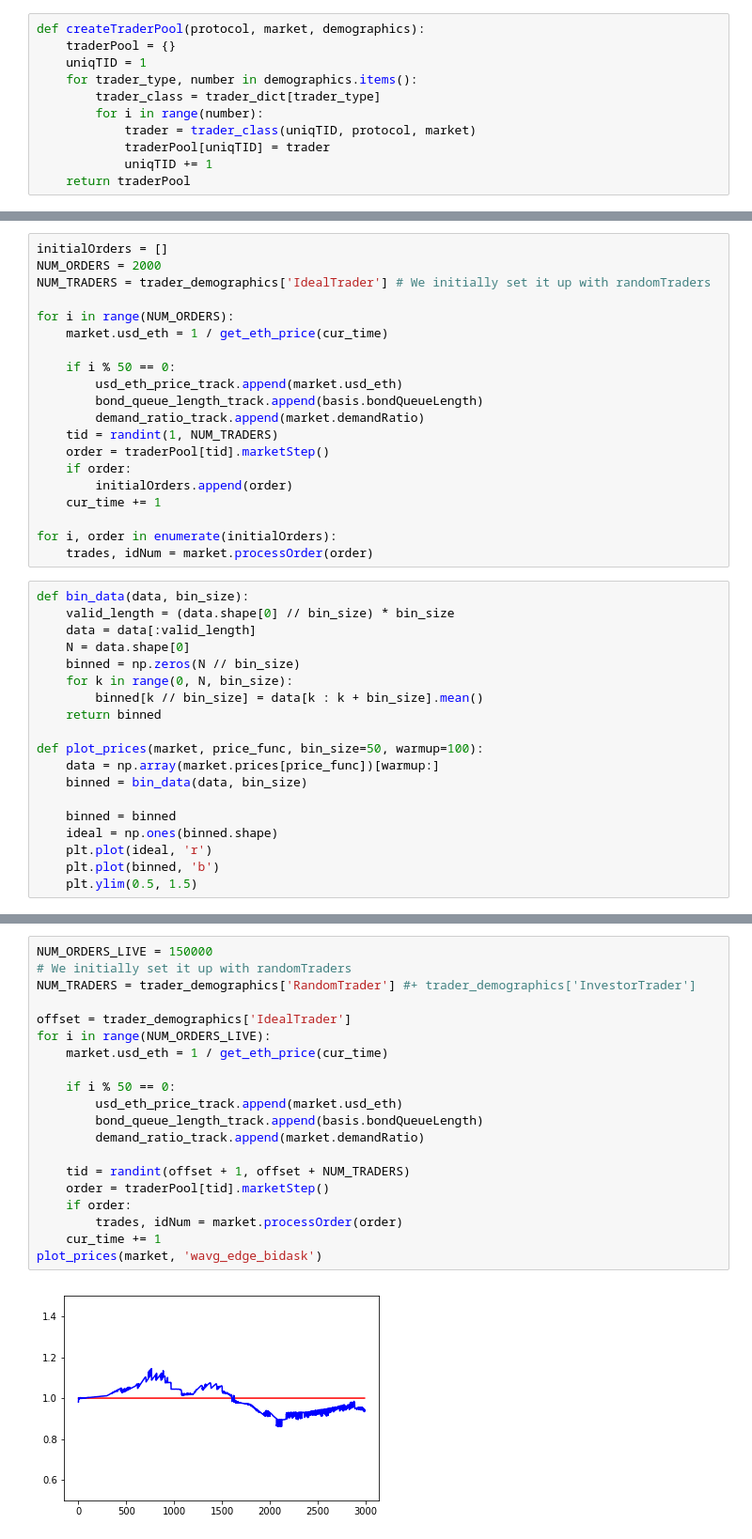
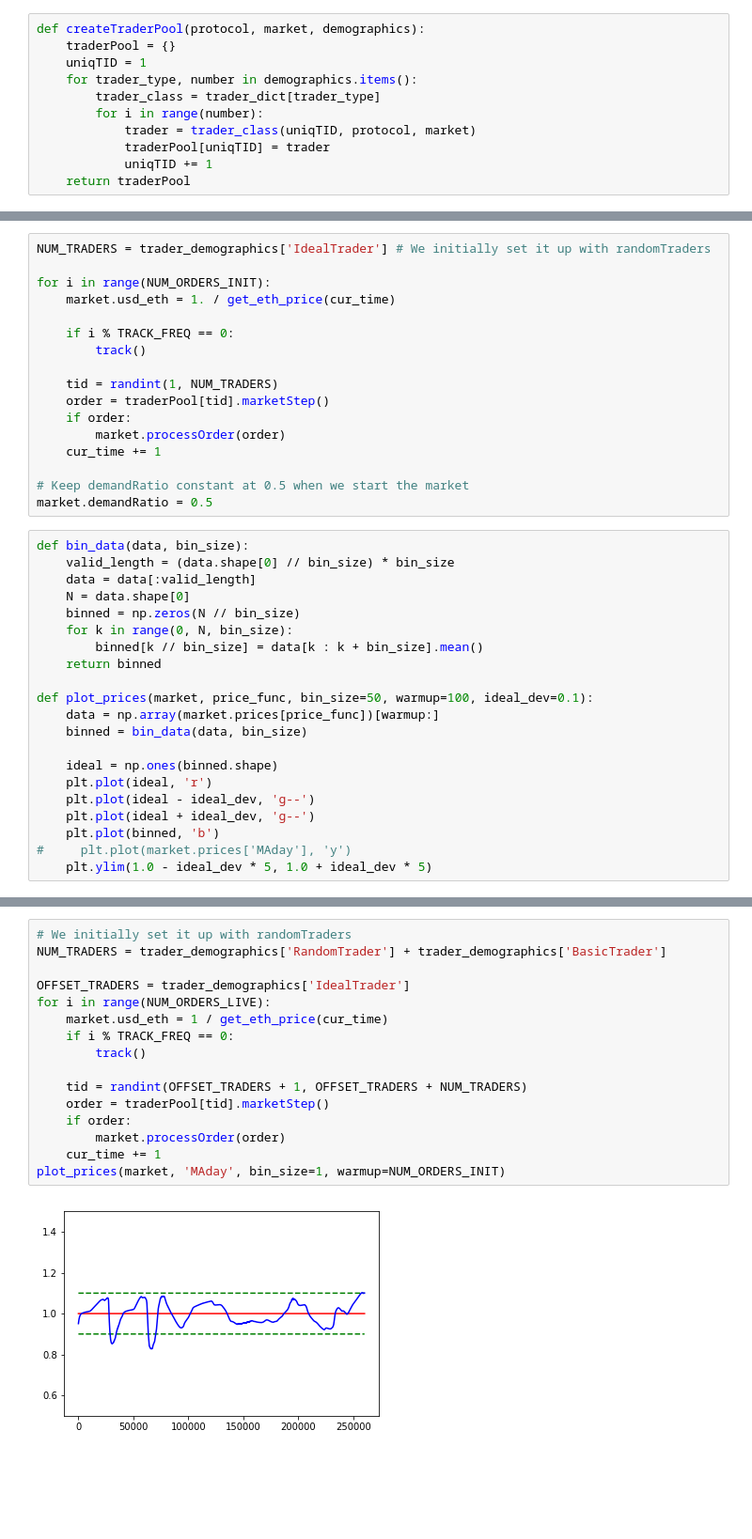
Before and after one commit to Tanay1998/StableCoinSimulator, a Jupyter notebook: Basis Simulation.ipynb, the cells around one changed output, grey strips where cells are left out. Shown: that part at 94% size. Saved outputs shown, nothing was run; the diff lists cells and outputs as text; blank space fills up the shorter version.

```diff
--- a/Basis Simulation.ipynb
+++ b/Basis Simulation.ipynb
@@ -392,23 +477,20 @@ demand_ratio_track = []
 # %%
-initialOrders = []
-NUM_ORDERS = 2000
 NUM_TRADERS = trader_demographics['IdealTrader'] # We initially set it up with randomTraders
 
-for i in range(NUM_ORDERS):
-    market.usd_eth = 1 / get_eth_price(cur_time)
+for i in range(NUM_ORDERS_INIT):
+    market.usd_eth = 1. / get_eth_price(cur_time)
 
-    if i % 50 == 0:
-        usd_eth_price_track.append(market.usd_eth)
-        bond_queue_length_track.append(basis.bondQueueLength)
-        demand_ratio_track.append(market.demandRatio)
+    if i % TRACK_FREQ == 0:
+        track()
+
     tid = randint(1, NUM_TRADERS)
     order = traderPool[tid].marketStep()
     if order:
-        initialOrders.append(order)
+        market.processOrder(order)
     cur_time += 1
 
-for i, order in enumerate(initialOrders):
-    trades, idNum = market.processOrder(order)
+# Keep demandRatio constant at 0.5 when we start the market
+market.demandRatio = 0.5
 # %%
 def bin_data(data, bin_size):
     valid_length = (data.shape[0] // bin_size) * bin_size
@@ -419,12 +501,14 @@ def bin_data(data, bin_size):
         binned[k // bin_size] = data[k : k + bin_size].mean()
     return binned
 
-def plot_prices(market, price_func, bin_size=50, warmup=100):
+def plot_prices(market, price_func, bin_size=50, warmup=100, ideal_dev=0.1):
     data = np.array(market.prices[price_func])[warmup:]
     binned = bin_data(data, bin_size)
 
-    binned = binned
     ideal = np.ones(binned.shape)
     plt.plot(ideal, 'r')
+    plt.plot(ideal - ideal_dev, 'g--')
+    plt.plot(ideal + ideal_dev, 'g--')
     plt.plot(binned, 'b')
-    plt.ylim(0.5, 1.5)
+#     plt.plot(market.prices['MAday'], 'y')
+    plt.ylim(1.0 - ideal_dev * 5, 1.0 + ideal_dev * 5)
@@ -435,22 +519,18 @@ plot_prices(market, 'wavg_edge_bidask')
 # %%
-NUM_ORDERS_LIVE = 150000
 # We initially set it up with randomTraders
-NUM_TRADERS = trader_demographics['RandomTrader'] #+ trader_demographics['InvestorTrader']
+NUM_TRADERS = trader_demographics['RandomTrader'] + trader_demographics['BasicTrader']
 
-offset = trader_demographics['IdealTrader']
+OFFSET_TRADERS = trader_demographics['IdealTrader']
 for i in range(NUM_ORDERS_LIVE):
     market.usd_eth = 1 / get_eth_price(cur_time)
+    if i % TRACK_FREQ == 0:
+        track()
 
-    if i % 50 == 0:
-        usd_eth_price_track.append(market.usd_eth)
-        bond_queue_length_track.append(basis.bondQueueLength)
-        demand_ratio_track.append(market.demandRatio)
-
-    tid = randint(offset + 1, offset + NUM_TRADERS)
+    tid = randint(OFFSET_TRADERS + 1, OFFSET_TRADERS + NUM_TRADERS)
     order = traderPool[tid].marketStep()
     if order:
-        trades, idNum = market.processOrder(order)
+        market.processOrder(order)
     cur_time += 1
-plot_prices(market, 'wavg_edge_bidask')
+plot_prices(market, 'MAday', bin_size=1, warmup=NUM_ORDERS_INIT)
 # %% [output]
-[figure, old version]
+[figure, new version]
```
Also changed, not shown: parts of 18 cells of this notebook, 14 other files.
